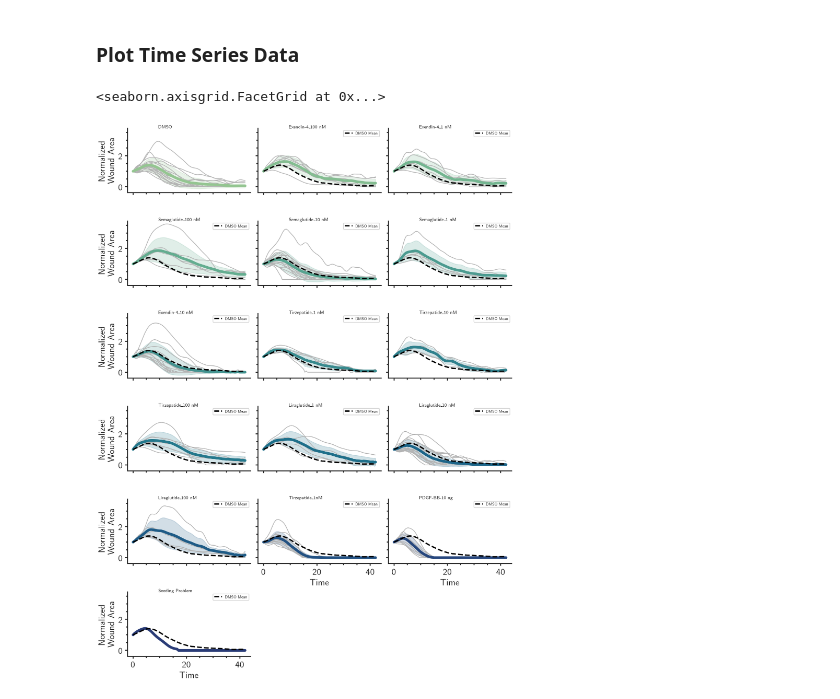
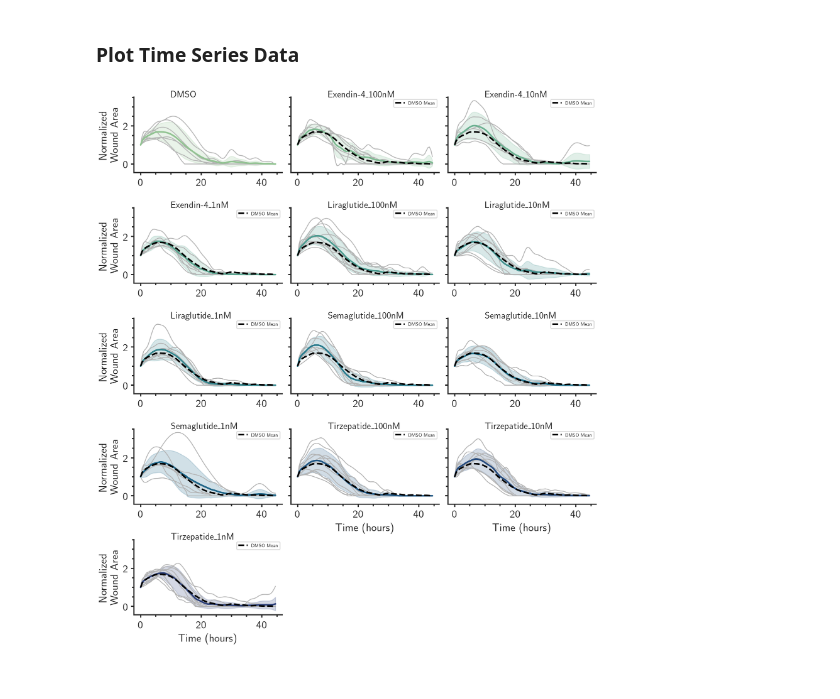
Before and after one commit to avasan-BU/BU-ChenLab, a Jupyter notebook: Python/HTS_2025/HTS_2025_Data_Visualization.ipynb, the cells around one changed output. Saved outputs shown, nothing was run; the diff lists cells and outputs as text; code cells hidden in the pictures.

```diff
--- a/Python/HTS_2025/HTS_2025_Data_Visualization.ipynb
+++ b/Python/HTS_2025/HTS_2025_Data_Visualization.ipynb
@@ -361,4 +465,7 @@ for file_name, file_path in zip(file_names, file_paths):
     print(f"Processing {file_name}...")
     extracted_data[file_name.split('.')[0]] = process_excel_files(file_name.split('.')[0],file_path)
     print(f"Finished processing {file_name}.")
+
+# Extract cell type information for each filename
+cell_type = pd.read_excel(os.path.join(dir_parent, 'cell_type_log.xlsx'), sheet_name='Sheet1')
 # %% [output]
@@ -453,0 +534,2 @@ Dropping outlier wells for R7P21_AI: ['s004_A04', 's011_B11', 's018_B04', 's026_
+# %%
+extracted_data = drop_outliers(extracted_data)
@@ -461,6 +550,6 @@ dict_combined_conditions, combined_conditions_counts = combine_conditions(extrac
 # %%
 #Drop unnecessary conditions
-conditions_to_drop = ['bad device', 'seeding problem']
+conditions_to_drop = ['bad device', 'seeding problem', 'Ctrl', 'Diclofenac','Ibuprofen','PDGF-BB_Old', 'Nintedanib_10uM', ]
 
 for condition in conditions_to_drop:
     # Use exact case-insensitive matching
@@ -470,4 +559,7 @@ for condition in conditions_to_drop:
         for key_to_remove in keys_to_remove:
             print(f"Removing '{key_to_remove}' condition from combined conditions and extracted data...")
             del dict_combined_conditions[key_to_remove]
+            for experiment in extracted_data.keys():
+                if key_to_remove in extracted_data[experiment]['dict_condition'].keys():
+                    del extracted_data[experiment]['dict_condition'][key_to_remove]
             combined_conditions_counts = combined_conditions_counts.drop(key_to_remove, axis=0)
@@ -481,51 +571,71 @@ Removing 'Seeding Problem' condition from combined conditions and extracted data
 # Return the key with the shortest time index
 shortest_time_index = min(extracted_data.keys(), key=lambda k: len(extracted_data[k]['time_index']))
 # Reshape the combined condition dictionary
-reshaped_data = reshape_combined_conditions(extracted_data, extracted_data[shortest_time_index]['time_index'])
+reshaped_data = reshape_combined_conditions(extracted_data, extracted_data[shortest_time_index]['time_index'],cell_type)
 # %% [markdown]
 ### Plot Time Series Data
 # %%
 # Plotting the time series data using seaborn
 # Plot average time series with individual wells in lighter color
+# Sort the data into alphabetical order for plotting. Put DMSO and PDGF-BB as the first two conditions followed by the others in alphabetical order.
+# Define priority controls
+first = 'DMSO'
+second = 'PDGF-BB-10 ng'
+
+# All unique conditions
+all_conditions = sorted(dict_combined_conditions.keys())
+
+# Keep only existing controls (in case PDGF-BB absent)
+present_controls = [c for c in [first, second] if c in all_conditions]
+
+# Remaining (exclude controls), sorted
+remaining = sorted([c for c in all_conditions if c not in present_controls])
+
+# Final ordered list
+ordered_conditions = present_controls + remaining
+
+
 g = sns.relplot(
     data=reshaped_data,
     x="time_index", y="wound_area_normalized", col="condition_map", hue="condition_map",
-    kind="line", palette="crest", linewidth=4, zorder=5,
-    col_wrap=3, height=2, aspect=1.5, legend=False,errorbar = "sd"
+    kind="line", palette="crest", linewidth=2, zorder=5,
+    col_wrap=3, height=2, aspect=1.5, legend=False,errorbar = "sd", col_order=ordered_conditions,
+    hue_order=ordered_conditions,
+    facet_kws={'sharex': False, 'sharey': True}
 )
 
 # Calculate the mean wound area for the control group to plot as a reference line
 mean_control_group = reshaped_data[reshaped_data['condition_map'] == control_group_name].groupby('time_index')['wound_area_normalized'].mean().reset_index()
 
 # Iterate over each subplot to customize further
 for condition, ax in g.axes_dict.items():
     # Add the title as an annotation within the plot
-    ax.text(0.25, 1, condition, transform=ax.transAxes, fontweight="bold")
+    ax.text(0.25, 1, condition, transform=ax.transAxes, fontweight="bold", fontsize=12)
 
     # Filter data for only the current condition
     condition_data = reshaped_data[reshaped_data['condition_map'] == condition]
     # Plot every condition's time series in the background. Color code them according to the experiment they belong to (exp)
     # sns.lineplot( data=condition_data, x='time_index', y='wound_area', units='exp', alpha=0.5, legend=False, ax=ax, zorder=1)
 
     sns.lineplot(
         data=condition_data, x='time_index', y='wound_area_normalized', units='well', estimator=None, color='0.7', legend=False, ax=ax, zorder=1
     )
 
     # Plot DMSO mean line (skip if current condition is DMSO itself)
     if condition != 'DMSO':
         #print('Plotting DMSO mean line for condition:', condition)
         ax.plot(mean_control_group['time_index'], mean_control_group['wound_area_normalized'], color='black', linewidth=2, linestyle='--', alpha=1, label='DMSO Mean',zorder=20)
         # Add a legend for the DMSO mean line
         ax.legend(loc='upper right', fontsize='small',
                   title_fontsize='medium', frameon=True, shadow=False, fancybox=True)
 
 # Set labels and layout
 g.set_titles("")
-g.set_axis_labels("Time", "Normalized \n Wound Area")
+g.set_axis_labels("Time (hours)", "Normalized \n Wound Area")
 
 plt.savefig('average_plot_with_std_seaborn.svg', dpi=600)
 g.tight_layout()
+plt.show()
 # %% [output]
-<seaborn.axisgrid.FacetGrid at 0x...>
-[figure, old version]
+[figure, new version]
 # %%
```
Also changed, not shown: parts of 46 cells of this notebook, 12 other files.
